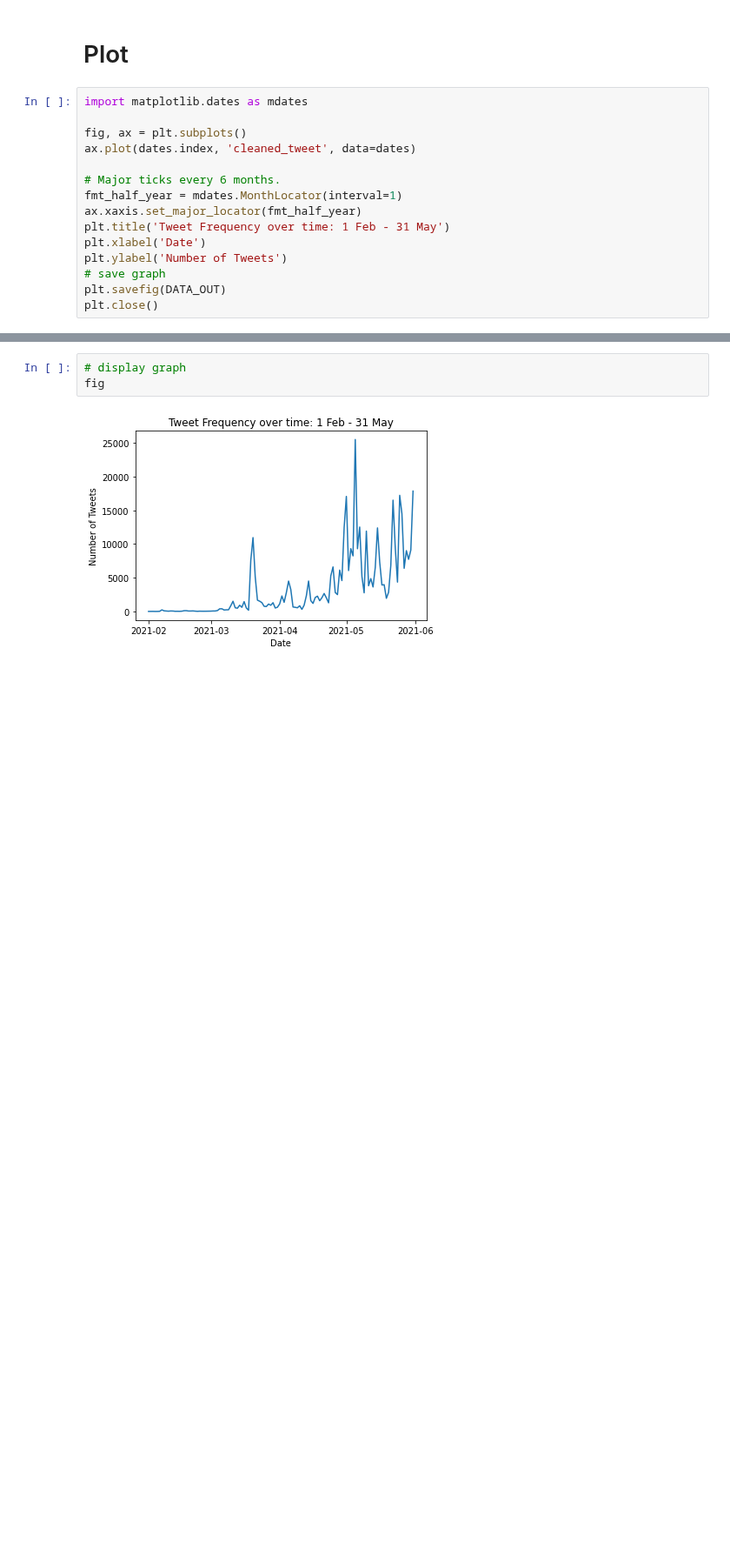
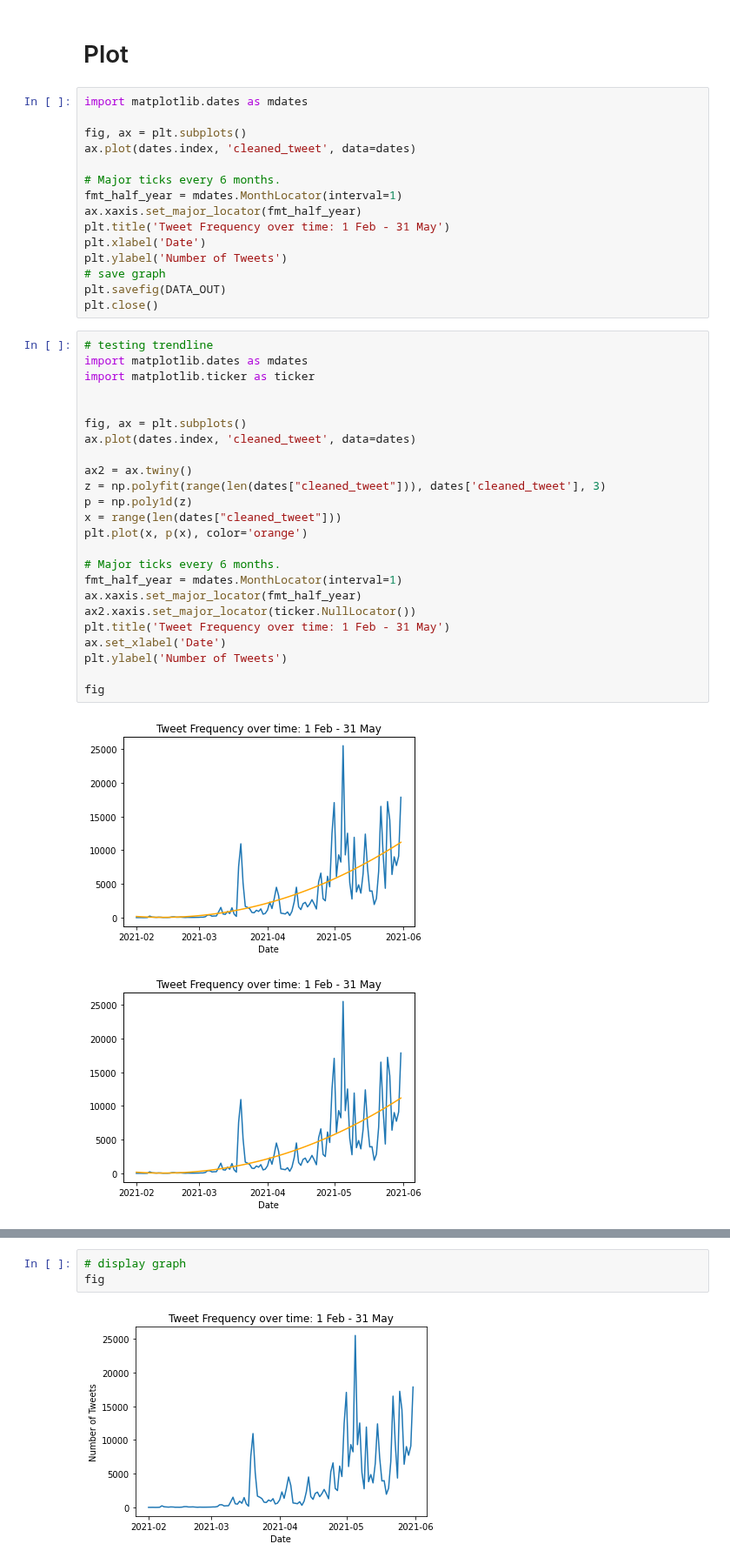
Before and after one commit to ginalamp/NFT_Twitter_Evolution, a Jupyter notebook: src/notebooks/frequency.ipynb, the cells around one changed output, grey strips where cells are left out. Shown at 87% size. Drawn from its saved outputs; the diff is of its cells as text; blank space fills up the shorter version.

Commit message:
frequency trendline

```diff
--- a/src/notebooks/frequency.ipynb
+++ b/src/notebooks/frequency.ipynb
@@ -99,3 +108,30 @@ plt.ylabel('Number of Tweets')
 # save graph
 plt.savefig(DATA_OUT)
 plt.close()
+# %%
+# testing trendline
+import matplotlib.dates as mdates
+import matplotlib.ticker as ticker
+
+
+fig, ax = plt.subplots()
+ax.plot(dates.index, 'cleaned_tweet', data=dates)
+
+ax2 = ax.twiny()
+z = np.polyfit(range(len(dates["cleaned_tweet"])), dates['cleaned_tweet'], 3)
+p = np.poly1d(z)
+x = range(len(dates["cleaned_tweet"]))
+plt.plot(x, p(x), color='orange')
+
+# Major ticks every 6 months.
+fmt_half_year = mdates.MonthLocator(interval=1)
+ax.xaxis.set_major_locator(fmt_half_year)
+ax2.xaxis.set_major_locator(ticker.NullLocator())
+plt.title('Tweet Frequency over time: 1 Feb - 31 May')
+ax.set_xlabel('Date')
+plt.ylabel('Number of Tweets')
+
+fig
+# %% [output]
+[figure, added]
+[figure, added]
```
Also changed, not shown: parts of 3 cells of this notebook, 1 other file.
